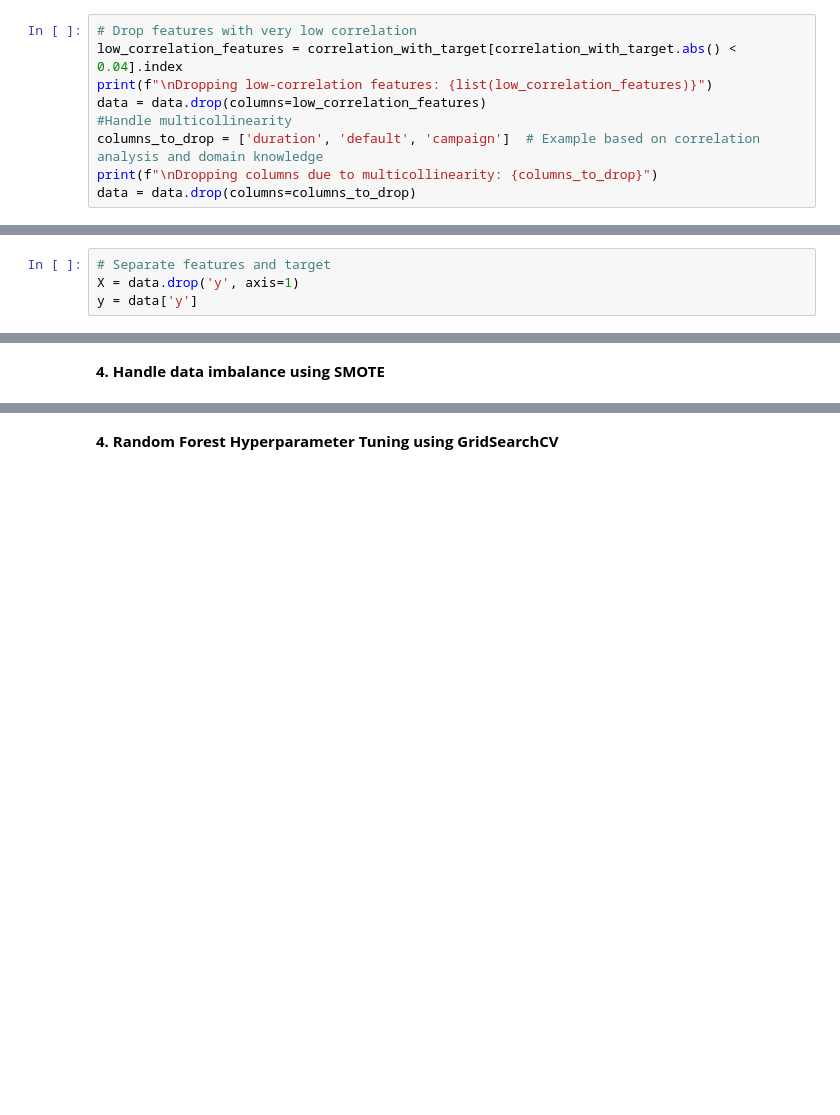
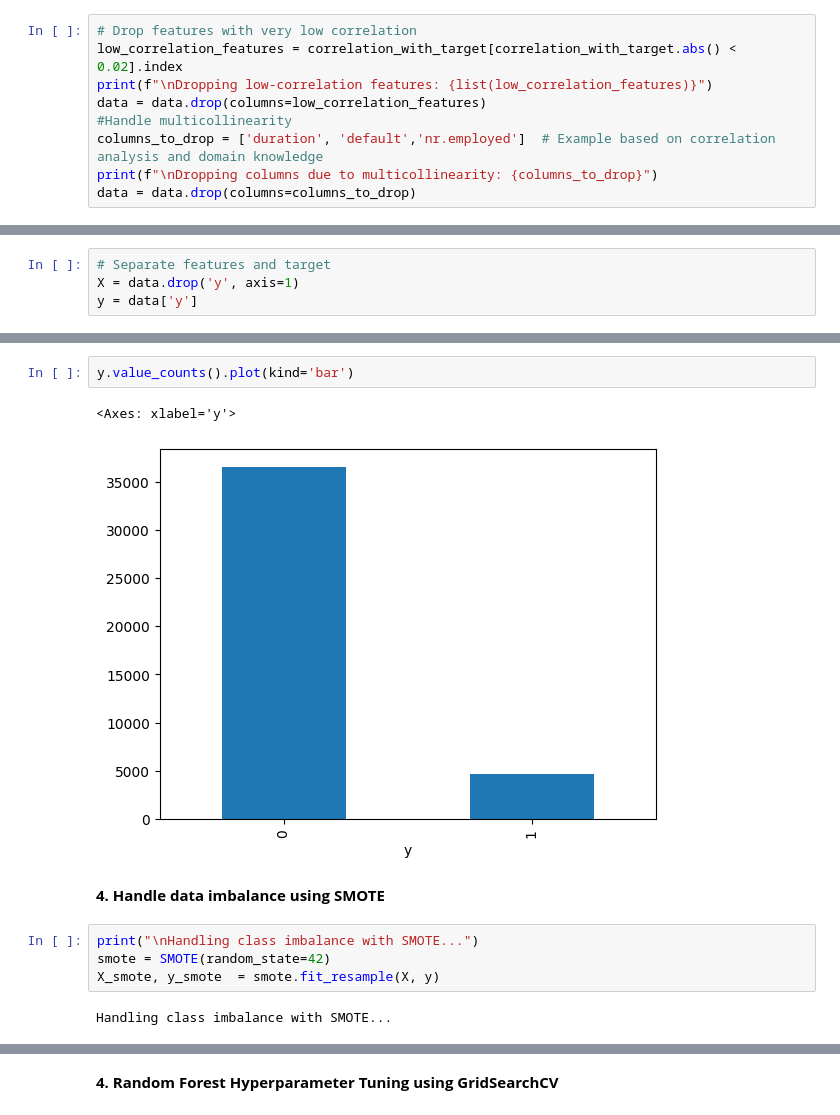
Before and after one commit to SiyumiJayawardhane/Customer-Subscription-Prediction, a Jupyter notebook: MachineLearningCourseWork.ipynb, the cells around one changed output, grey strips where cells are left out. Saved outputs shown, nothing was run; the diff lists cells and outputs as text; blank space fills up the shorter version.

Commit message:
Optimized feature selection by balancing column drops; achieved highest accuracy for Random Forest and Neural Network models.

```diff
--- a/MachineLearningCourseWork.ipynb
+++ b/MachineLearningCourseWork.ipynb
@@ -194,11 +215,11 @@ plt.show()
 [figure]
 # %%
 # Drop features with very low correlation
-low_correlation_features = correlation_with_target[correlation_with_target.abs() < 0.04].index
+low_correlation_features = correlation_with_target[correlation_with_target.abs() < 0.02].index
 print(f"\nDropping low-correlation features: {list(low_correlation_features)}")
 data = data.drop(columns=low_correlation_features)
 #Handle multicollinearity
-columns_to_drop = ['duration', 'default', 'campaign']  # Example based on correlation analysis and domain knowledge
+columns_to_drop = ['duration', 'default','nr.employed']  # Example based on correlation analysis and domain knowledge
 print(f"\nDropping columns due to multicollinearity: {columns_to_drop}")
 data = data.drop(columns=columns_to_drop)
 # %% [output]
@@ -212,2 +241,13 @@ y = data['y']
+# %%
+y.value_counts().plot(kind='bar')
+# %% [output]
+<Axes: xlabel='y'>
+[figure, added]
 # %% [markdown]
 **4. Handle data imbalance using SMOTE**
+# %%
+print("\nHandling class imbalance with SMOTE...")
+smote = SMOTE(random_state=42)
+X_smote, y_smote  = smote.fit_resample(X, y)
+# %% [output]
+Handling class imbalance with SMOTE...
```
Also changed, not shown: parts of 26 cells of this notebook.
